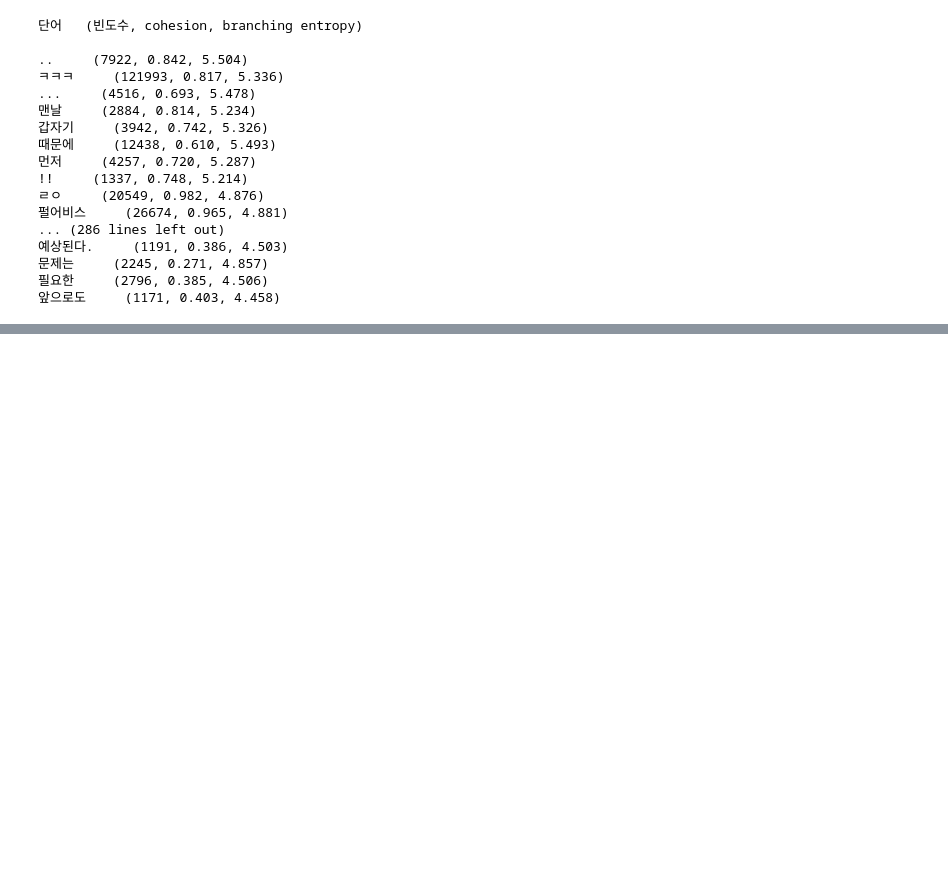
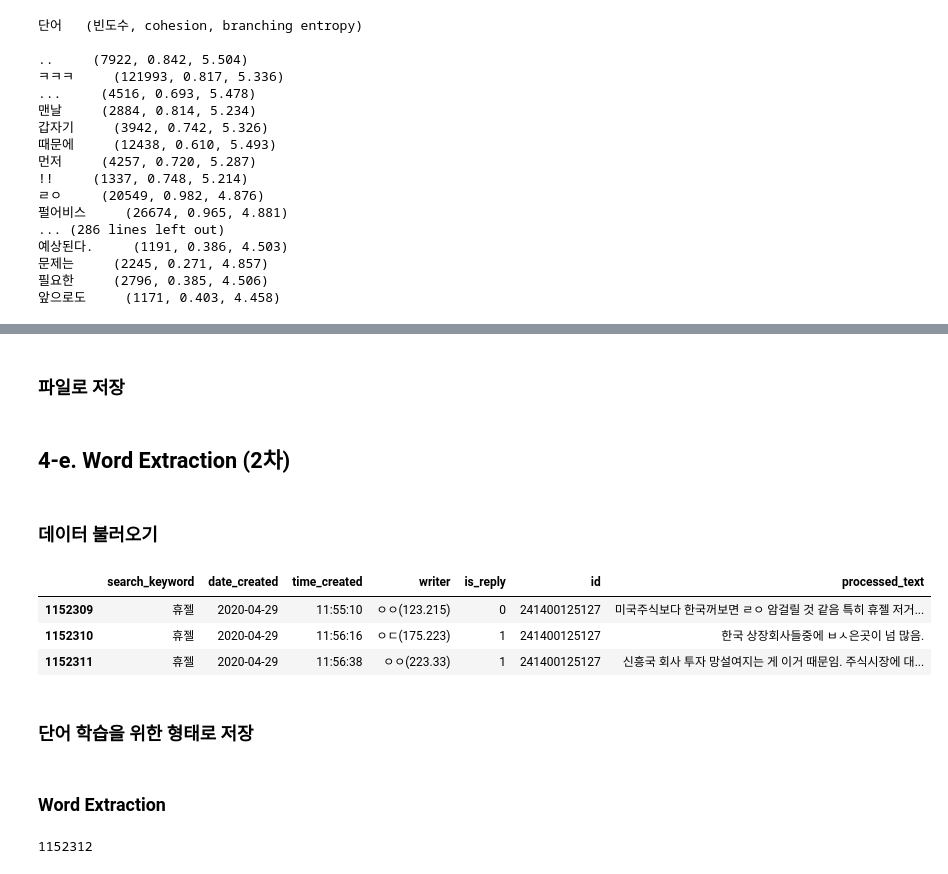
Before and after one commit to Kain7f1/Build-GPT-2, a Jupyter notebook: BidirectionalRNN/4_tokenizing.ipynb, the cells around one changed output, grey strips where cells are left out. Saved outputs shown, nothing was run; the diff lists cells and outputs as text; code cells hidden in the pictures; blank space fills up the shorter version.

Commit message:
토크나이징 : soynlp
- Word Extracion 의 결과는 훌륭하다. 신조어/은어를 잘 학습하였다
- Tokeninzing 성능은 좋지 못하다. 띄어쓰기 처리를 한 번 했어도, 제대로 되어있지 않은 채로 남아있는 문장이 많아 soynlp가 원하는 방식으로 진행하기가 힘들다
- MeCab 사용 고려중

```diff
--- a/BidirectionalRNN/4_tokenizing.ipynb
+++ b/BidirectionalRNN/4_tokenizing.ipynb
@@ -175,0 +249,2 @@ for word, score in sorted(words.items(), key=lambda x:word_score(x[1]), reverse=
+# %% [markdown]
+### 파일로 저장
@@ -175,0 +257,16 @@ for word, score in sorted(words.items(), key=lambda x:word_score(x[1]), reverse=
+# %% [markdown]
+## 4-e. Word Extraction (2차)
+# %% [markdown]
+### 데이터 불러오기
+# %%
+# 데이터 읽어오기
+import pandas as pd
+df = pd.read_csv("4_processed_text.csv", encoding="utf-8")
+df.tail(3)
+# %% [output]
+|  | search_keyword | date_created | time_created | writer | is_reply | id | processed_text |
+| 1152309 | 휴젤 | 2020-04-29 | 11:55:10 | ㅇㅇ(123.215) | 0 | 241400125127 | 미국주식보다 한국꺼보면 ㄹㅇ 암걸릴 것 같음 특히 휴젤 저거... |
+| 1152310 | 휴젤 | 2020-04-29 | 11:56:16 | ㅇㄷ(175.223) | 1 | 241400125127 | 한국 상장회사들중에 ㅂㅅ은곳이 넘 많음. |
+| 1152311 | 휴젤 | 2020-04-29 | 11:56:38 | ㅇㅇ(223.33) | 1 | 241400125127 | 신흥국 회사 투자 망설여지는 게 이거 때문임. 주식시장에 대... |
+# %% [markdown]
+### 단어 학습을 위한 형태로 저장
@@ -175,0 +280,2 @@ for word, score in sorted(words.items(), key=lambda x:word_score(x[1]), reverse=
+# %% [markdown]
+### Word Extraction
@@ -175,0 +287,4 @@ for word, score in sorted(words.items(), key=lambda x:word_score(x[1]), reverse=
+# %%
+len(text_list)
+# %% [output]
+1152312
```
Also changed, not shown: parts of 35 cells of this notebook.
